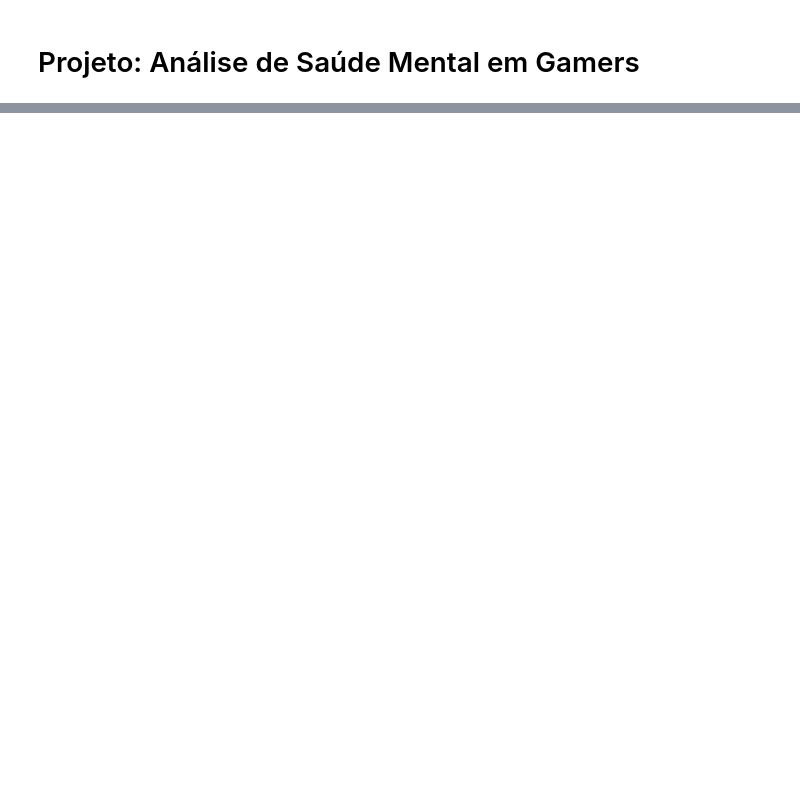
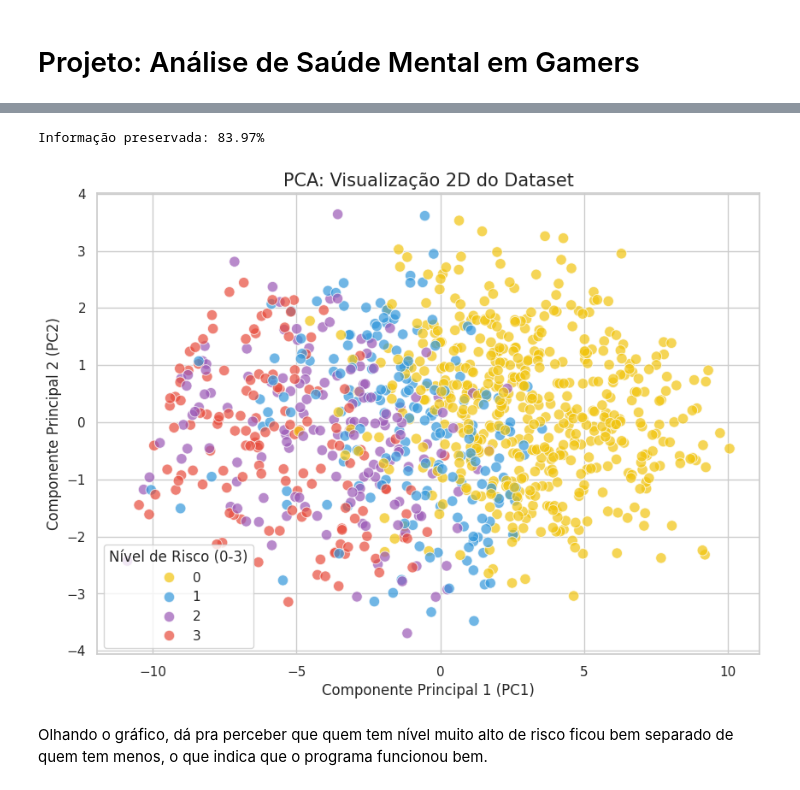
Before and after one commit to LauraRii/projeto-final-cdd-2026-, a Jupyter notebook: projetofinalcdd.ipynb, the cells around one changed output, grey strips where cells are left out. Cells and saved outputs as stored; diff of their text form; code cells hidden in the pictures; blank space fills up the shorter version.

```diff
--- a/projetofinalcdd.ipynb
+++ b/projetofinalcdd.ipynb
@@ -279,0 +269,44 @@ Arquivo 'gaming_mental_health_clean.csv' salvo com sucesso!
+# %%
+# aqui é onde começa o PCA. das 15 colunas, decidi separar em somente duas, x (PC1) e y (PC2). x contém todas as colunas com mais correlação
+# com a coluna de risco e y contém a própria coluna de risco
+
+from sklearn.decomposition import PCA
+
+df_final_enxuto = df_final_enxuto.fillna(0) # --> mais uma vez reforçando o filtro de dados nulos
+
+# declaração das novas colunas
+X = df_final_enxuto.drop(columns=['risk_level_n'])
+y = df_final_enxuto['risk_level_n']
+
+# aqui estou dizendo pro pca a quantidade de colunas que eu quero e ele está criando elas
+pca = PCA(n_components=2)
+componentes_principais = pca.fit_transform(X)
+
+# aqui estou criando uma nova tabela com 3 colunas, as duas criadas pelo PCA e a coluna de risco de vício original
+df_pca = pd.DataFrame(data=componentes_principais, columns=['PC1', 'PC2'])
+df_pca['Risco'] = y.reset_index(drop=True) # --> aqui eu estou garantindo que os índices do risco batam certinho com os índices dos
+# novos componentes, evitando que os dados fiquem desalinhados
+
+# mostra o quanto de informação que o pca conseguiu manter. é claro que com uma redução enorme como essa, alguns dados vão se perder
+print(f"Informação preservada: {sum(pca.explained_variance_ratio_)*100:.2f}%")
+# %% [output]
+Informação preservada: 83.97%
+# %%
+# aqui eu pego o trabalho de pca e crio um scatterplot. o pc1 e o pc2 servem como coordenadas e as cores mudam conforme o nível de risco
+# eu deixei as cores com 0.7 (70%) de opacidade porque há muitas sobreposições e eu quero que elas sejam visíveis
+
+plt.figure(figsize=(10, 7))
+
+cores_vibrantes = ['#f1c40f', '#3498db', '#9b59b6', '#e74c3c']
+
+sns.scatterplot(x='PC1', y='PC2', hue='Risco', palette=cores_vibrantes, s=80, data=df_pca, alpha=0.7)
+
+plt.title('PCA: Visualização 2D do Dataset', fontsize=15)
+plt.xlabel('Componente Principal 1 (PC1)')
+plt.ylabel('Componente Principal 2 (PC2)')
+plt.legend(title='Nível de Risco (0-3)')
+plt.show()
+# %% [output]
+[figure, added]
+# %% [markdown]
+Olhando o gráfico, dá pra perceber que quem tem nível muito alto de risco ficou bem separado de quem tem menos, o que indica que o programa funcionou bem.
```
Also changed, not shown: parts of 39 cells of this notebook.
